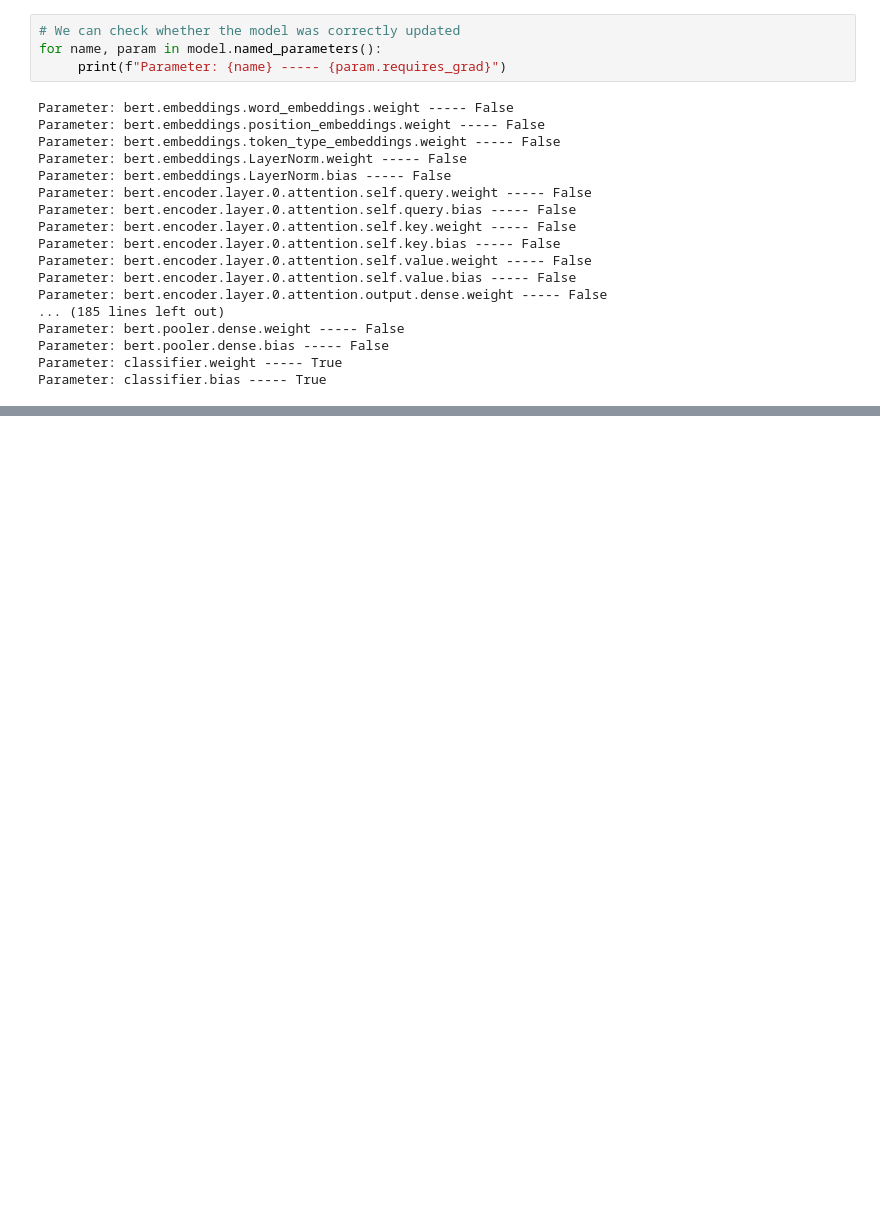
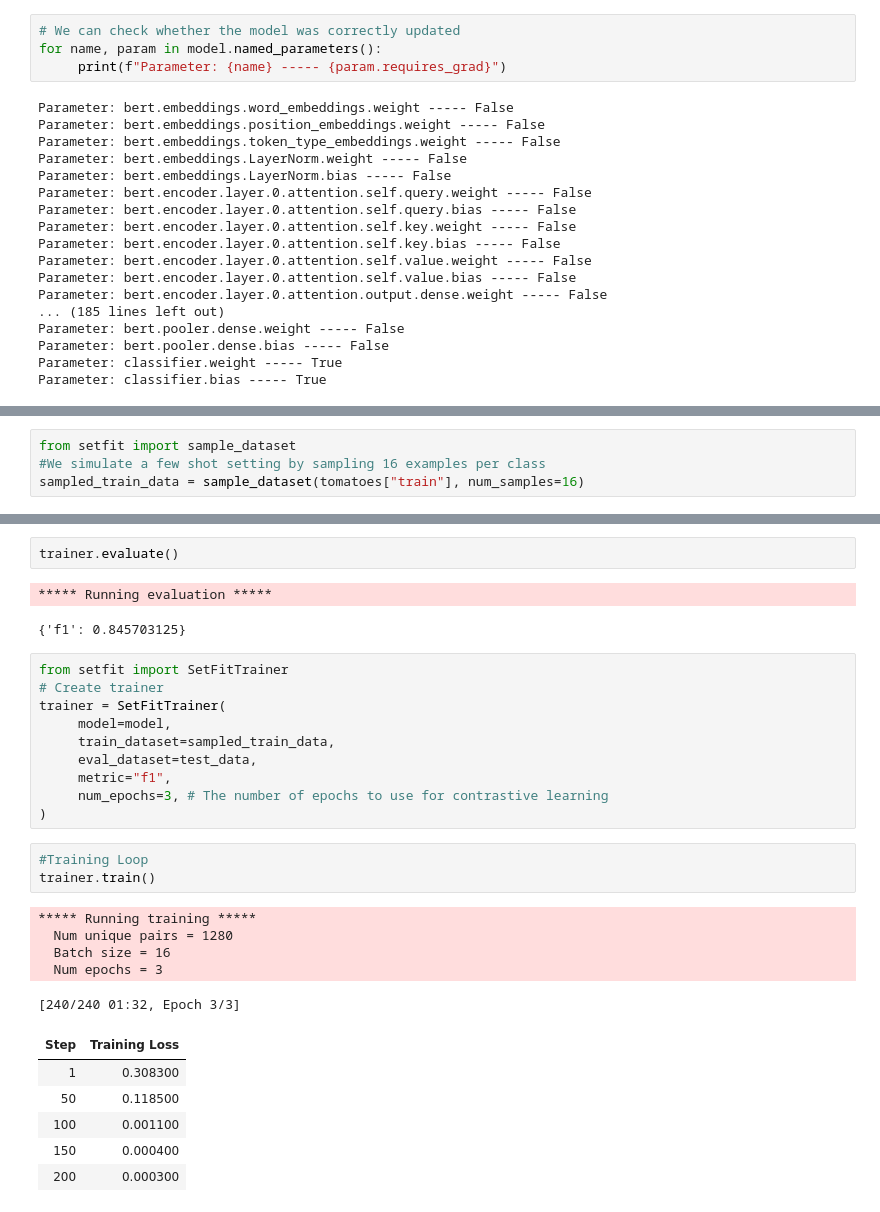
Before and after one commit to Samin-Sadaf7/Book-of-LLMs, a Jupyter notebook: HandsOnLLM_11.ipynb, the cells around one changed output, grey strips where cells are left out. Drawn from its saved outputs; the diff is of its cells as text; blank space fills up the shorter version.

```diff
--- a/HandsOnLLM_11.ipynb
+++ b/HandsOnLLM_11.ipynb
@@ -228,0 +344,4 @@ trainer.evaluate()
+# %%
+from setfit import sample_dataset
+#We simulate a few shot setting by sampling 16 examples per class
+sampled_train_data = sample_dataset(tomatoes["train"], num_samples=16)
@@ -228,0 +395,30 @@ trainer.evaluate()
+# %%
+trainer.evaluate()
+# %% [output]
+***** Running evaluation *****
+{'f1': 0.845703125}
+# %%
+from setfit import SetFitTrainer
+# Create trainer
+trainer = SetFitTrainer(
+     model=model,
+     train_dataset=sampled_train_data,
+     eval_dataset=test_data,
+     metric="f1",
+     num_epochs=3, # The number of epochs to use for contrastive learning
+)
+# %%
+#Training Loop
+trainer.train()
+# %% [output]
+***** Running training *****
+  Num unique pairs = 1280
+  Batch size = 16
+  Num epochs = 3
+[240/240 01:32, Epoch 3/3]
+| Step | Training Loss |
+| 1 | 0.308300 |
+| 50 | 0.118500 |
+| 100 | 0.001100 |
+| 150 | 0.000400 |
+| 200 | 0.000300 |
```
Also changed, not shown: parts of 13 cells of this notebook.
